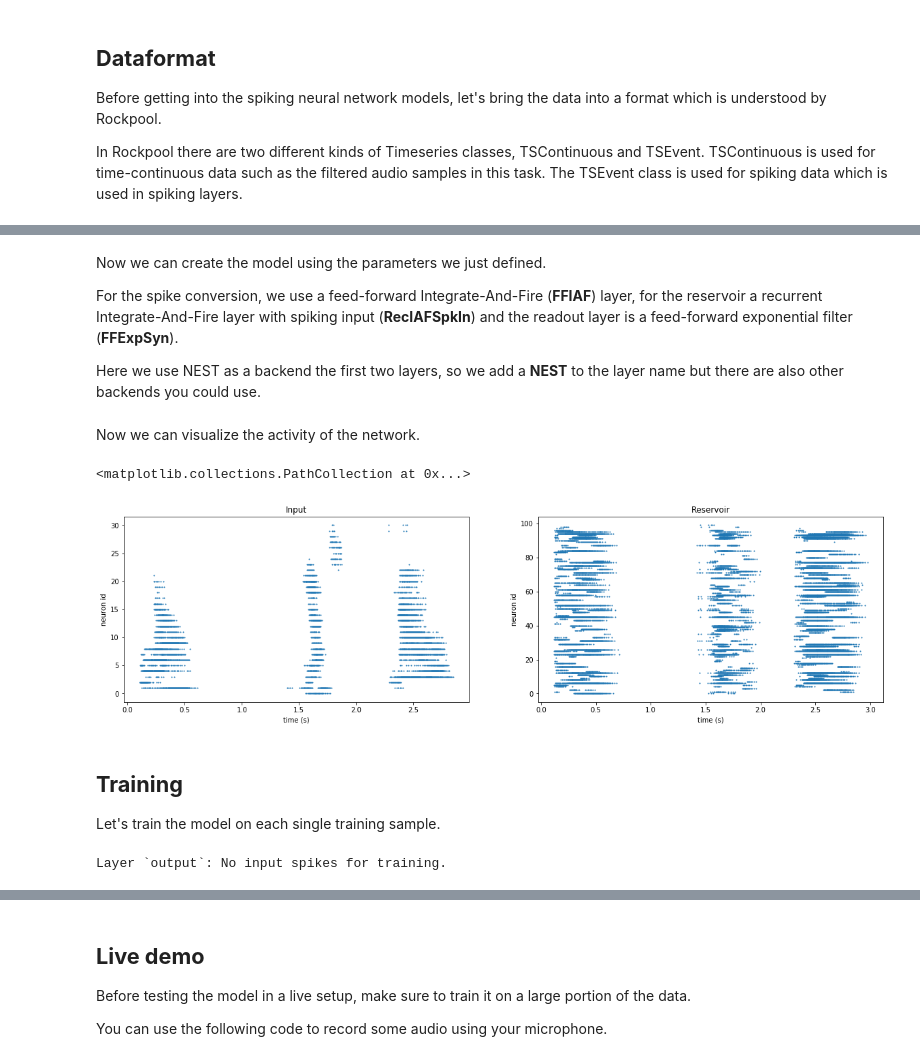
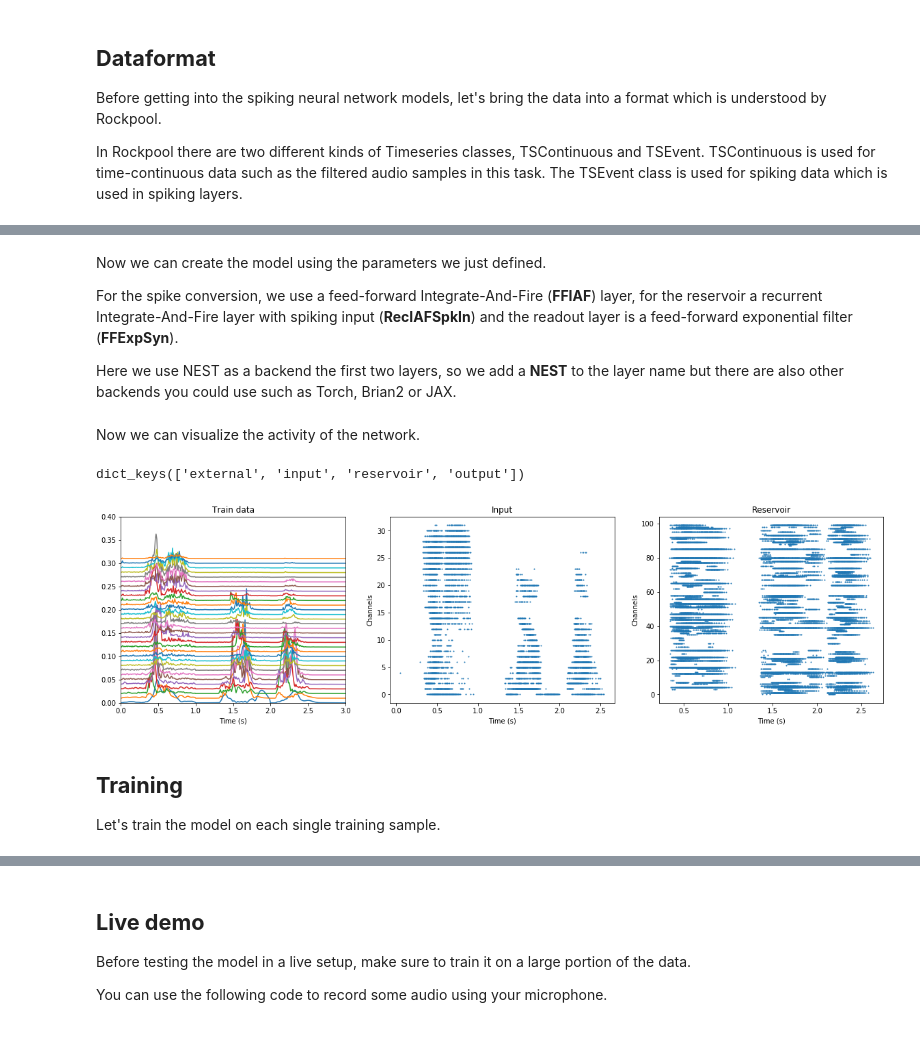
Before and after one commit to synsense/snn-workshop-amld-2020, a Jupyter notebook: Notebooks/AudioProcessing/TwoWordClassifier_Complete.ipynb, the cells around one changed output, grey strips where cells are left out. Cells and saved outputs as stored; diff of their text form; code cells hidden in the pictures.

```diff
--- a/Notebooks/AudioProcessing/TwoWordClassifier_Complete.ipynb
+++ b/Notebooks/AudioProcessing/TwoWordClassifier_Complete.ipynb
@@ -179,7 +179,7 @@ Available keywords are **yes**, **no**, **left**, **right** and **on**.
 # %%
 from glob2 import glob
 
-percentage = 1.0 # how much data to use
+percentage = 0.1 # how much data to use
 
 keywords = ['yes', 'no'] # options: left, right, on, yes, no
 ratio_train = 0.8
@@ -319,30 +317,26 @@ TSContinuous is used for time-continuous data such as the filtered audio samples
 # %%
 from rockpool.timeseries import TSContinuous, TSEvent
 
-ts_train = TSContinuous(train_time, train_data_flat)
-ts_test = TSContinuous(test_time, test_data_flat)
+ts_train = TSContinuous(train_time, train_data_flat, name='Train data')
+ts_test = TSContinuous(test_time, test_data_flat, name='Test data')
+ts_train_targets = TSContinuous(train_time, train_targets_flat, name="Train targets")
+ts_test_targets = TSContinuous(test_time, test_targets_flat, name="Test targets")
 
 fig = plt.figure(figsize=(20, 5))
 
 ax0 = fig.add_subplot(121)
-ax0.set_title("Train")
-ax0.set_xlabel("time (s)")
-ax0.set_ylabel("amplitude")
 ax0.set_xlim([0, 5])
-ts_train.plot()
+ts_train.plot(stagger=0.02)
 plt.gca().set_prop_cycle(None)
-ax0.plot(train_time, train_targets_flat * np.max(ts_train.samples))
+ts_train_targets.plot()
 ax0.legend(keywords)
 
 
 ax1 = fig.add_subplot(122)
-ax1.set_title("Test")
-ax1.set_xlabel("time (s)")
-ax1.set_ylabel("amplitude")
 ax1.set_xlim([0, 5])
-ts_test.plot()
+ts_test.plot(stagger=0.02)
 plt.gca().set_prop_cycle(None)
-ax1.plot(test_time, test_targets_flat * np.max(ts_test.samples))
+ts_test_targets.plot(linestyle='--')
 ax1.legend(keywords)
 # %% [output]
 <matplotlib.legend.Legend at 0x...>
@@ -404,7 +398,7 @@ Now we can create the model using the parameters we just defined.
 
 For the spike conversion, we use a feed-forward Integrate-And-Fire (**FFIAF**) layer, for the reservoir a recurrent Integrate-And-Fire layer with spiking input (**RecIAFSpkIn**) and the readout layer is a feed-forward exponential filter (**FFExpSyn**).
 
-Here we use NEST as a backend the first two layers, so we add a **NEST** to the layer name but there are also other backends you could use.
+Here we use NEST as a backend the first two layers, so we add a **NEST** to the layer name but there are also other backends you could use such as Torch, Brian2 or JAX.
 # %%
 from rockpool.layers import FFIAFNest, RecIAFSpkInNest, FFExpSyn
 from rockpool import Network
@@ -439,24 +433,27 @@ Now we can visualize the activity of the network.
 # %%
 net.reset_all()
 
 act = net.evolve(ts_train, duration=3., verbose=False)
 
 fig = plt.figure(figsize=(20, 5))
 
-ax0 = fig.add_subplot(121)
-ax0.set_title("Input")
-ax0.set_xlabel("time (s)")
-ax0.set_ylabel("neuron id")
+ax0 = fig.add_subplot(131)
+act['external'].plot(stagger=0.01)
+ax0.set_xlim([0, 3])
+ax0.set_ylim([0, 0.4])
+
+ax1 = fig.add_subplot(132)
+ax1.set_title("Input")
 act['input'].plot(s=1)
 
-ax1 = fig.add_subplot(122)
-ax1.set_title("Reservoir")
-ax1.set_xlabel("time (s)")
-ax1.set_ylabel("neuron id")
+ax2 = fig.add_subplot(133)
+ax2.set_title("Reservoir")
 act['reservoir'].plot(s=1)
+
+print(act.keys())
 # %% [output]
-<matplotlib.collections.PathCollection at 0x...>
+dict_keys(['external', 'input', 'reservoir', 'output'])
-[figure, old version]
+[figure, new version]
 # %% [markdown]
 ## **Training**
 
@@ -464,8 +461,6 @@ Let's train the model on each single training sample.
 # %%
 time_single_sample = np.arange(0, len_samples / preprocessed_sr, 1 / preprocessed_sr)
 
-true_labels = []
-pred_labels = []
 for i, d in tqdm(enumerate(train_data)):
     net.reset_all()
 
@@ -480,8 +475,6 @@ for i, d in tqdm(enumerate(train_data)):
                         train_biases=True,
                         is_first=i == 0,
                         is_last=i == len(train_data)-1)
-# %% [output]
-Layer `output`: No input spikes for training.
 # %%
 true_labels = []
 pred_labels = []
```
Also changed, not shown: parts of 9 cells of this notebook.
